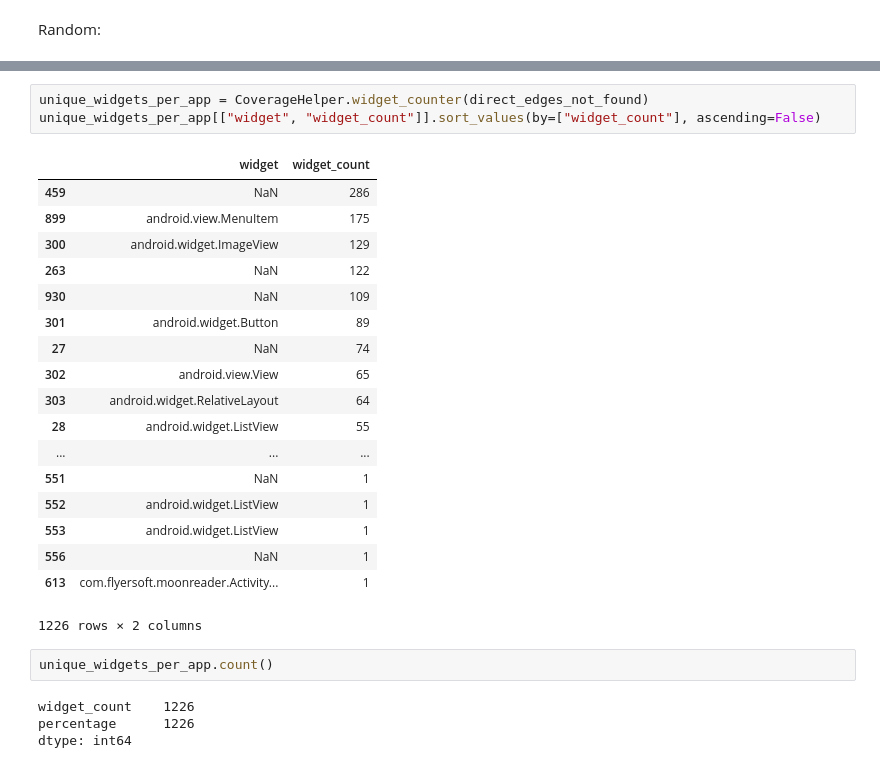
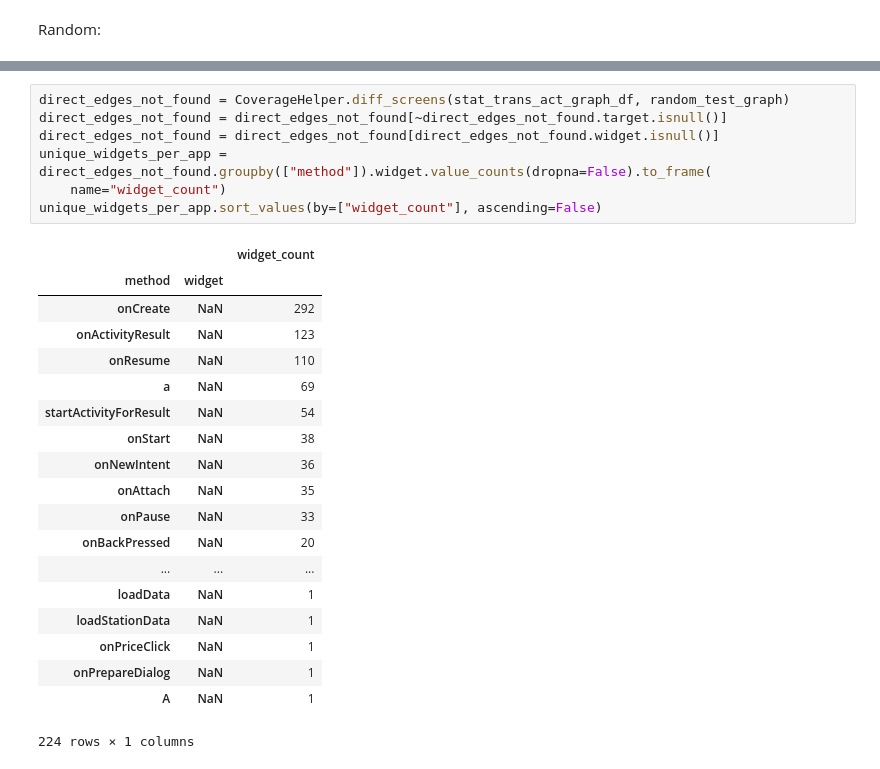
Before and after one commit to sangamk/IncubatorDataAnalyser, a Jupyter notebook: notebooks/WidgetGraph.ipynb, the cells around one changed output, grey strips where cells are left out. Drawn from its saved outputs; the diff is of its cells as text.

```diff
--- a/notebooks/WidgetGraph.ipynb
+++ b/notebooks/WidgetGraph.ipynb
@@ -227,28 +205,27 @@ direct_edges_not_found.head()
 # %%
-unique_widgets_per_app = CoverageHelper.widget_counter(direct_edges_not_found)
-unique_widgets_per_app[["widget", "widget_count"]].sort_values(by=["widget_count"], ascending=False)
+direct_edges_not_found = CoverageHelper.diff_screens(stat_trans_act_graph_df, random_test_graph)
+direct_edges_not_found = direct_edges_not_found[~direct_edges_not_found.target.isnull()]
+direct_edges_not_found = direct_edges_not_found[direct_edges_not_found.widget.isnull()]
+unique_widgets_per_app = direct_edges_not_found.groupby(["method"]).widget.value_counts(dropna=False).to_frame(
+    name="widget_count")
+unique_widgets_per_app.sort_values(by=["widget_count"], ascending=False)
 # %% [output]
-|  | widget | widget_count |
-| 459 | NaN | 286 |
-| 899 | android.view.MenuItem | 175 |
-| 300 | android.widget.ImageView | 129 |
-| 263 | NaN | 122 |
-| 930 | NaN | 109 |
-| 301 | android.widget.Button | 89 |
-| 27 | NaN | 74 |
-| 302 | android.view.View | 65 |
-| 303 | android.widget.RelativeLayout | 64 |
-| 28 | android.widget.ListView | 55 |
+|  |  | widget_count |
+| method | widget |  |
+| onCreate | NaN | 292 |
+| onActivityResult | NaN | 123 |
+| onResume | NaN | 110 |
+| a | NaN | 69 |
+| startActivityForResult | NaN | 54 |
+| onStart | NaN | 38 |
+| onNewIntent | NaN | 36 |
+| onAttach | NaN | 35 |
+| onPause | NaN | 33 |
+| onBackPressed | NaN | 20 |
 | ... | ... | ... |
-| 551 | NaN | 1 |
-| 552 | android.widget.ListView | 1 |
-| 553 | android.widget.ListView | 1 |
-| 556 | NaN | 1 |
-| 613 | com.flyersoft.moonreader.Activity... | 1 |
+| loadData | NaN | 1 |
+| loadStationData | NaN | 1 |
+| onPriceClick | NaN | 1 |
+| onPrepareDialog | NaN | 1 |
+| A | NaN | 1 |
-1226 rows × 2 columns
+224 rows × 1 columns
-# %%
-unique_widgets_per_app.count()
-# %% [output]
-widget_count    1226
-percentage      1226
-dtype: int64
```
Also changed, not shown: parts of 18 cells of this notebook, 5 other files.
